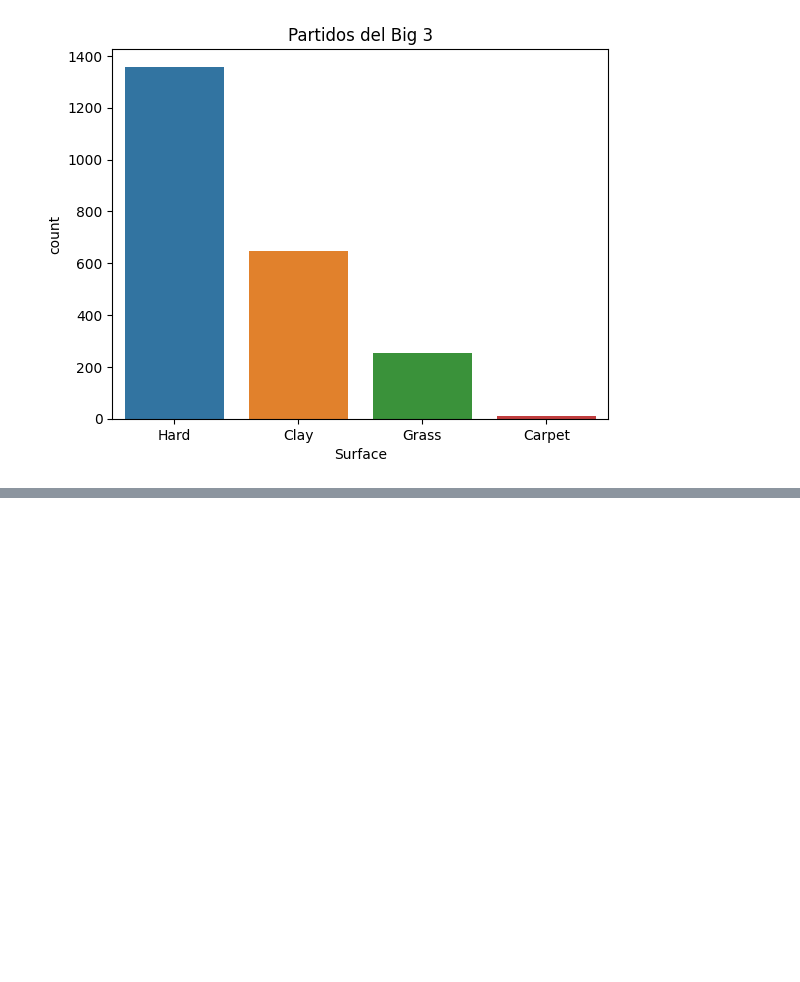
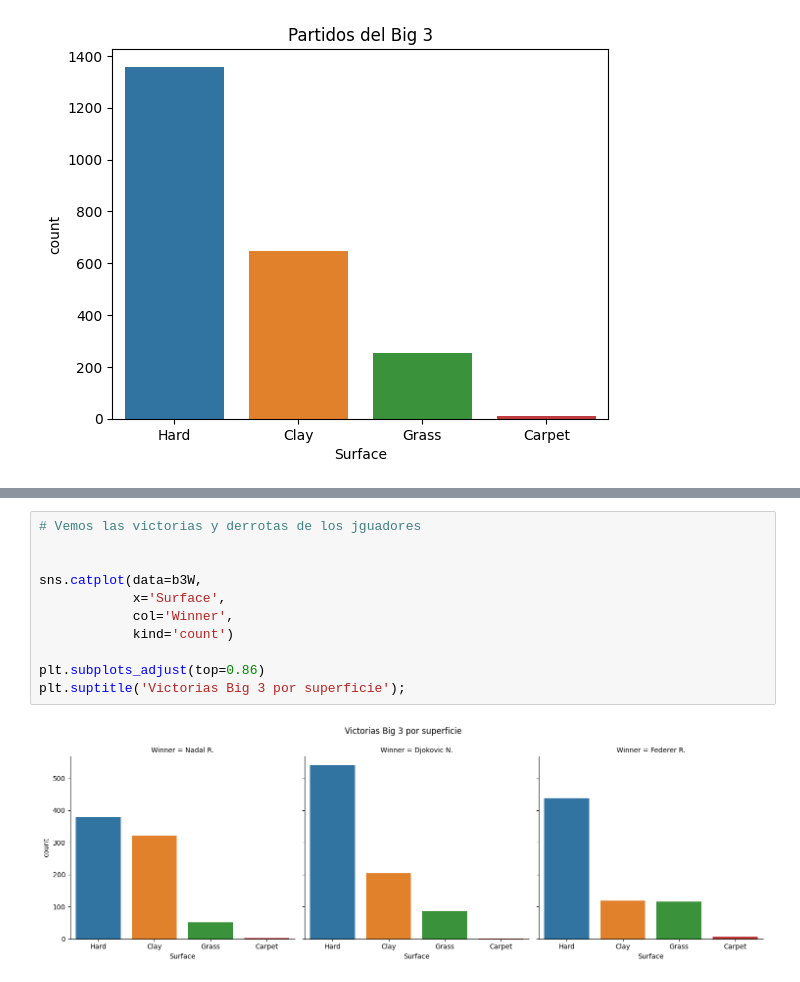
Before and after one commit to legabrielo/Tennis, a Jupyter notebook: tennis.ipynb, the cells around one changed output, grey strips where cells are left out. Drawn from its saved outputs; the diff is of its cells as text; blank space fills up the shorter version.

Commit message:
primeras gráficas de big 3
Sacamos las victorias y los % de victorias de cada jugador

```diff
--- a/tennis.ipynb
+++ b/tennis.ipynb
@@ -313,0 +313,13 @@ plt.show()
+# %%
+# Vemos las victorias y derrotas de los jguadores
+
+
+sns.catplot(data=b3W,
+            x='Surface',
+            col='Winner',
+            kind='count')
+
+plt.subplots_adjust(top=0.86)
+plt.suptitle('Victorias Big 3 por superficie');
+# %% [output]
+[figure, added]
```
Also changed, not shown: parts of 5 cells of this notebook.
